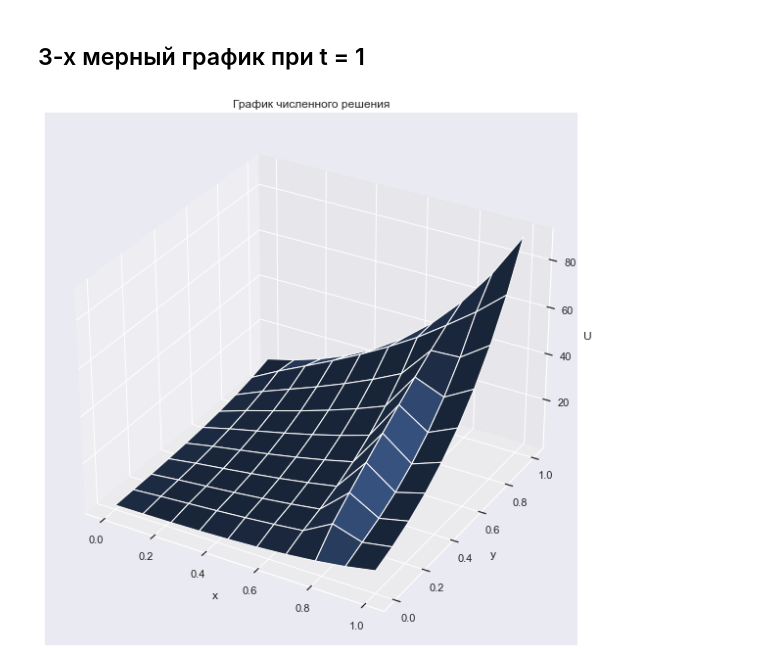
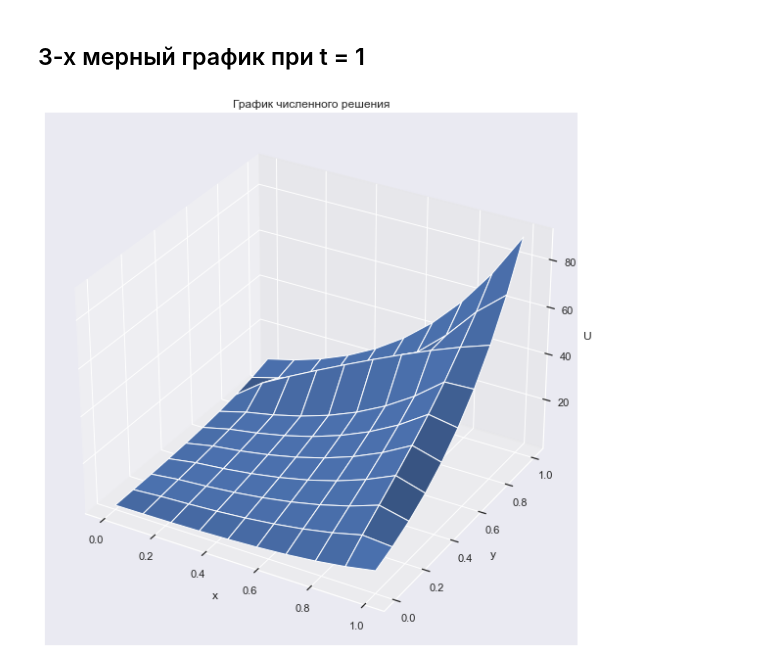
Before and after one commit to yarvod/Comp_math, a Jupyter notebook: 6_lab/6_lab.ipynb, the cells around one changed output. Drawn from its saved outputs; the diff is of its cells as text; code cells hidden in the pictures.

```diff
--- a/6_lab/6_lab.ipynb
+++ b/6_lab/6_lab.ipynb
@@ -205,12 +205,12 @@ max_dif
 # %%
 fig = plt.figure(figsize = (15,10))
 ax = fig.add_subplot(111, projection='3d')
 xgrid, ygrid = np.meshgrid(xl, ym)
-ax.plot_surface(ygrid, xgrid, U[N-1])
+ax.plot_surface(xgrid, ygrid, U[N-1])
 ax.set_zlabel('U')
 ax.set_ylabel('y')
 ax.set_xlabel('x')
 ax.set_title('График численного решения')
 plt.show()
 # %% [output]
-[figure, old version]
+[figure, new version]
```
Also changed, not shown: 1 other file.
